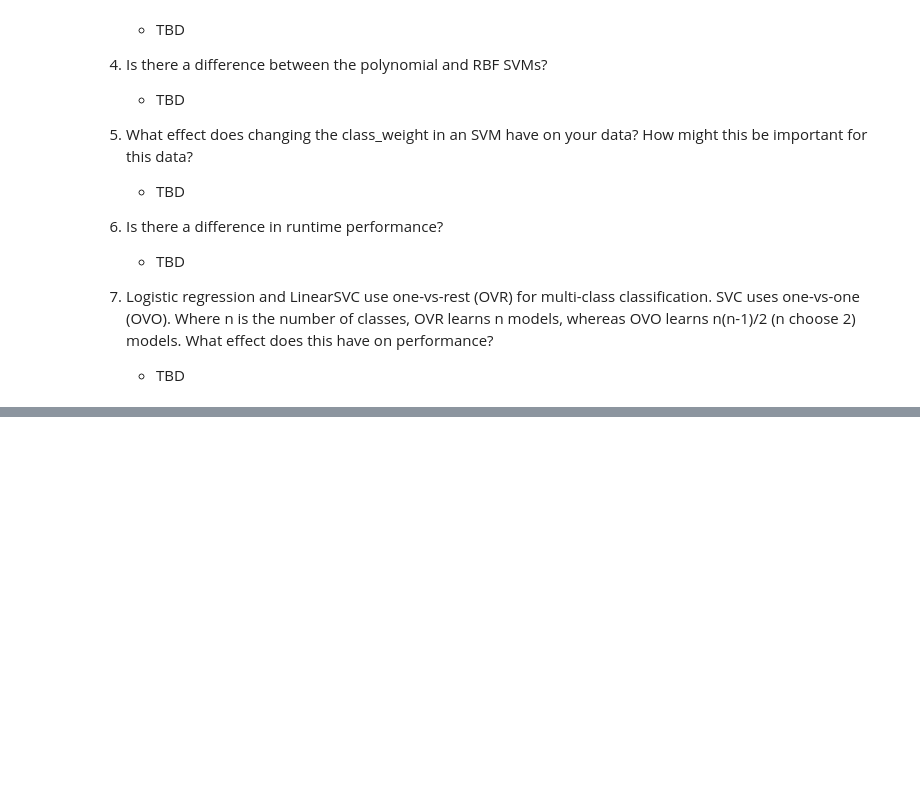
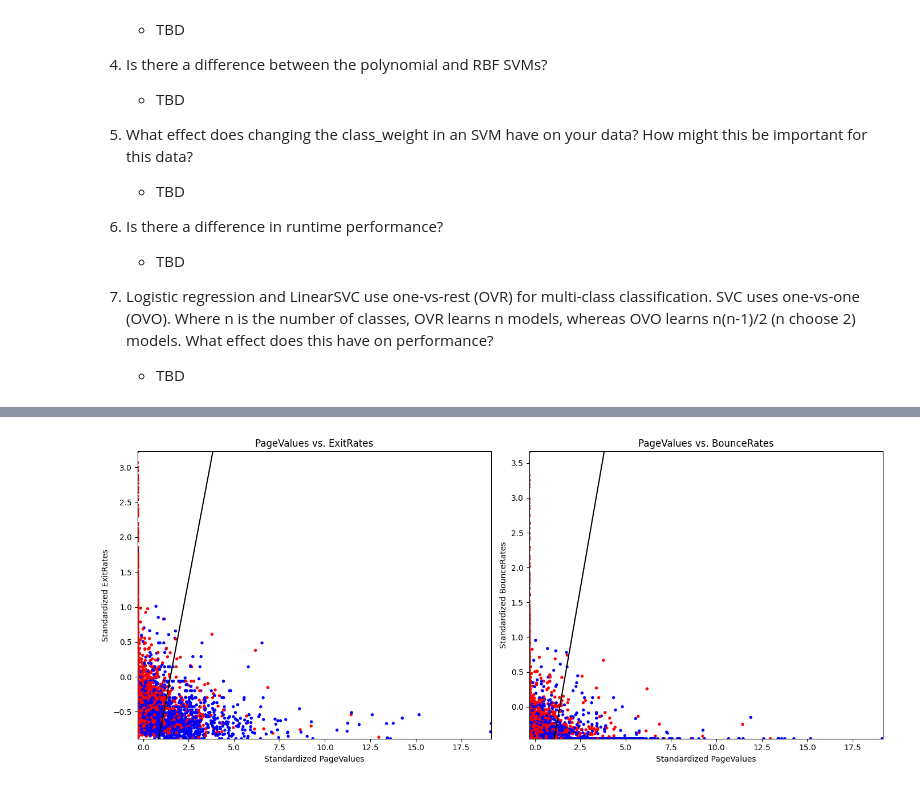
Before and after one commit to Tyler-Johnston/Customer-Behavior-Analysis, a Jupyter notebook: assignment7.ipynb, the cells around one changed output, grey strips where cells are left out. Drawn from its saved outputs; the diff is of its cells as text; code cells hidden in the pictures; blank space fills up the shorter version.

Commit message:
nearly completed linear regression analysis of online shopping dataset

```diff
--- a/assignment7.ipynb
+++ b/assignment7.ipynb
@@ -63,0 +80,53 @@ F-score: [0.63026769 0.93321205]
+# %%
+from sklearn.linear_model import LogisticRegression
+
+# Train logistic regression models for the two sets of features
+model_exit_rates = LogisticRegression()
+model_exit_rates.fit(X_selected_scaled[:, [0, 1]], y)
+
+model_bounce_rates = LogisticRegression()
+model_bounce_rates.fit(X_selected_scaled[:, [0, 2]], y)
+
+# Visualization of the selected features with decision boundaries
+plt.figure(figsize=(14, 6))
+
+# Define the range for x values based on the standardized features
+x_range = np.linspace(X_selected_scaled[:, 0].min(), X_selected_scaled[:, 0].max(), 200)
+
+# calculate the decision boundary for 'ExitRates'
+b0_exit_rates = model_exit_rates.intercept_[0]
+b_exit_rates = model_exit_rates.coef_[0]
+y_exit_rates = -(b0_exit_rates + b_exit_rates[0] * x_range) / b_exit_rates[1]
+
+# calculate the decision boundary for 'BounceRates'
+b0_bounce_rates = model_bounce_rates.intercept_[0]
+b_bounce_rates = model_bounce_rates.coef_[0]
+y_bounce_rates = -(b0_bounce_rates + b_bounce_rates[0] * x_range) / b_bounce_rates[1]
+
+# define the color for the scatter plot
+color = ['red' if y_ == 0 else 'blue' for y_ in y]
+
+# plot for 'PageValues' and 'ExitRates'
+ax1 = plt.subplot(1, 2, 1)
+ax1.scatter(X_selected_scaled[:, 0], X_selected_scaled[:, 1], c=color, s=8)
+ax1.plot(x_range, y_exit_rates, color='black')
+ax1.set_xlim(X_selected_scaled[:, 0].min(), X_selected_scaled[:, 0].max())
+ax1.set_ylim(X_selected_scaled[:, 1].min(), X_selected_scaled[:, 1].max())
+ax1.set_xlabel('Standardized PageValues')
+ax1.set_ylabel('Standardized ExitRates')
+ax1.set_title('PageValues vs. ExitRates')
+
+# plot for 'PageValues' and 'BounceRates'
+ax2 = plt.subplot(1, 2, 2)
+ax2.scatter(X_selected_scaled[:, 0], X_selected_scaled[:, 2], c=color, s=8)
+ax2.plot(x_range, y_bounce_rates, color='black')
+ax2.set_xlim(X_selected_scaled[:, 0].min(), X_selected_scaled[:, 0].max())
+ax2.set_ylim(X_selected_scaled[:, 2].min(), X_selected_scaled[:, 2].max())
+ax2.set_xlabel('Standardized PageValues')
+ax2.set_ylabel('Standardized BounceRates')
+ax2.set_title('PageValues vs. BounceRates')
+
+plt.tight_layout()
+plt.show()
+# %% [output]
+[figure, added]
```
Also changed, not shown: parts of 5 cells of this notebook.
